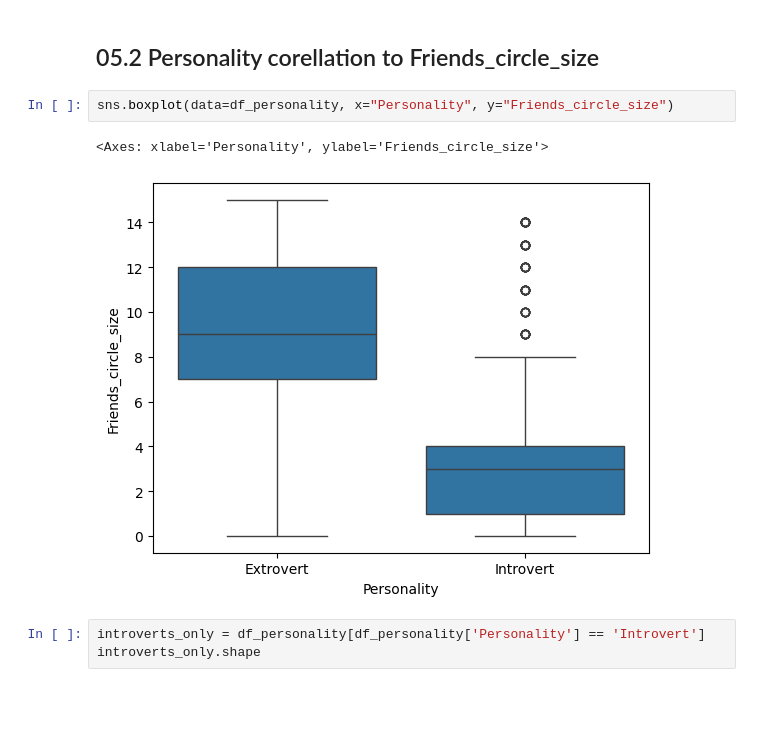
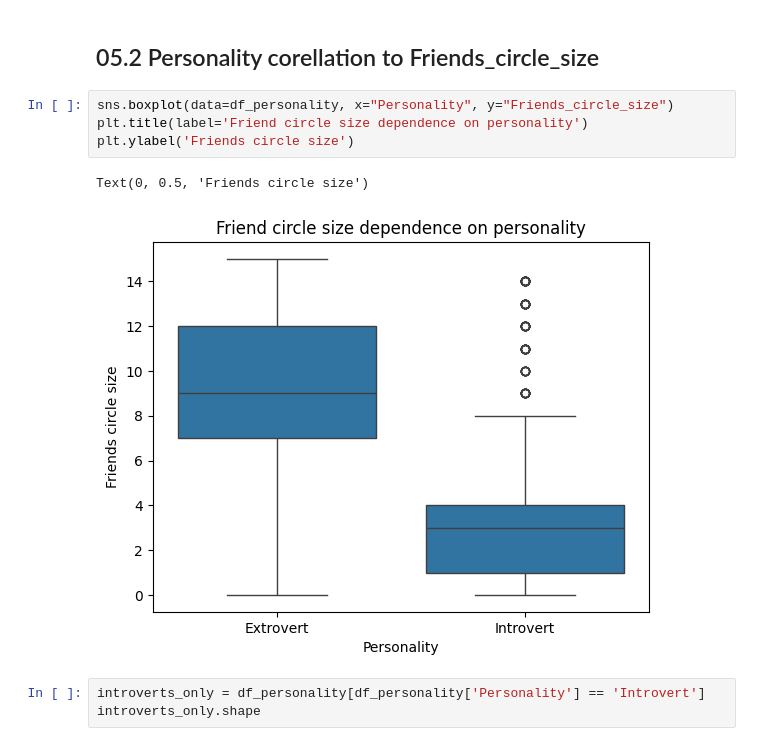
Before and after one commit to stanislavkuca/data-analysis-project-personality-types, a Jupyter notebook: project_personality_types.ipynb, the cells around one changed output. Saved outputs shown, nothing was run; the diff lists cells and outputs as text; blank space fills up the shorter version.

Commit message:
fix: fix axes labels feat: add chart titles

```diff
--- a/project_personality_types.ipynb
+++ b/project_personality_types.ipynb
@@ -162,9 +163,11 @@ plt.show
 ## 05.2 Personality corellation to Friends_circle_size
 # %%
 sns.boxplot(data=df_personality, x="Personality", y="Friends_circle_size")
+plt.title(label='Friend circle size dependence on personality')
+plt.ylabel('Friends circle size')
 # %% [output]
-<Axes: xlabel='Personality', ylabel='Friends_circle_size'>
+Text(0, 0.5, 'Friends circle size')
-[figure, old version]
+[figure, new version]
 # %%
 introverts_only = df_personality[df_personality['Personality'] == 'Introvert']
 introverts_only.shape
```
Also changed, not shown: parts of 4 cells of this notebook.
